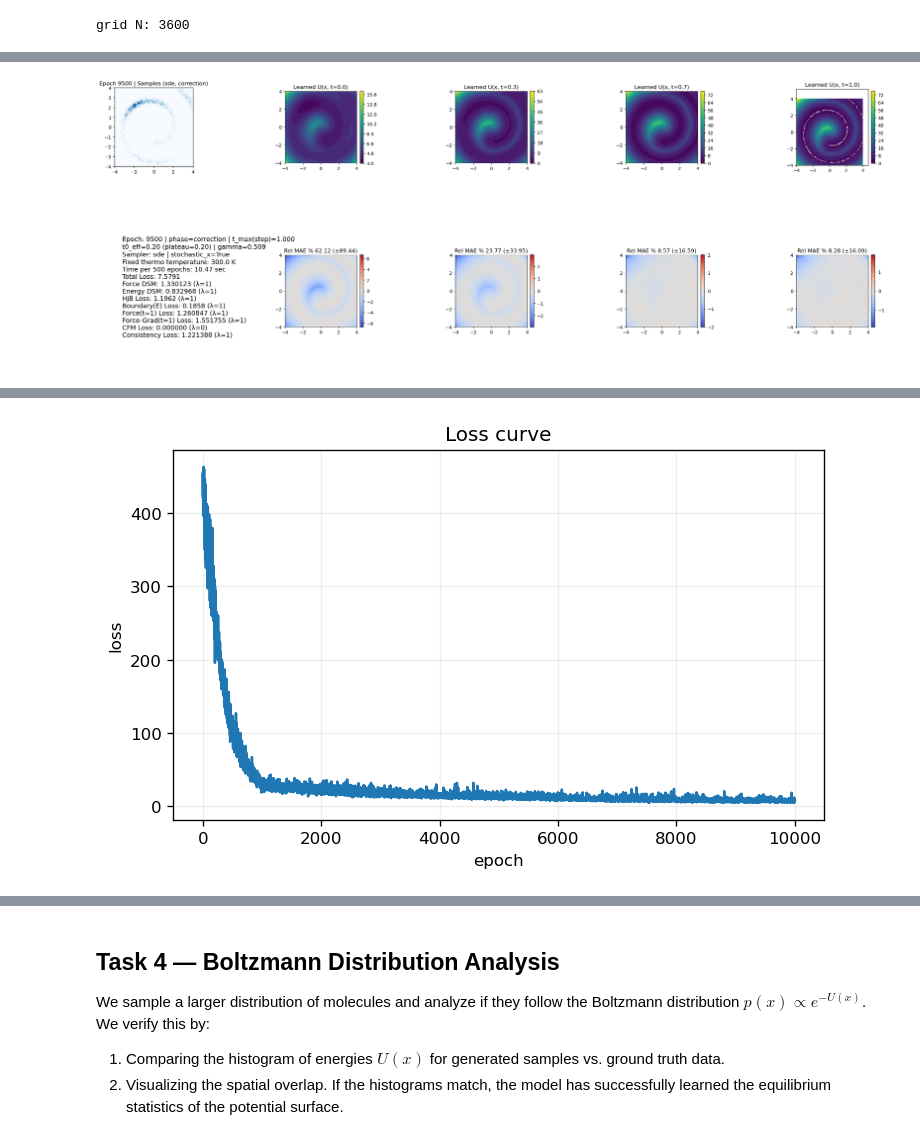
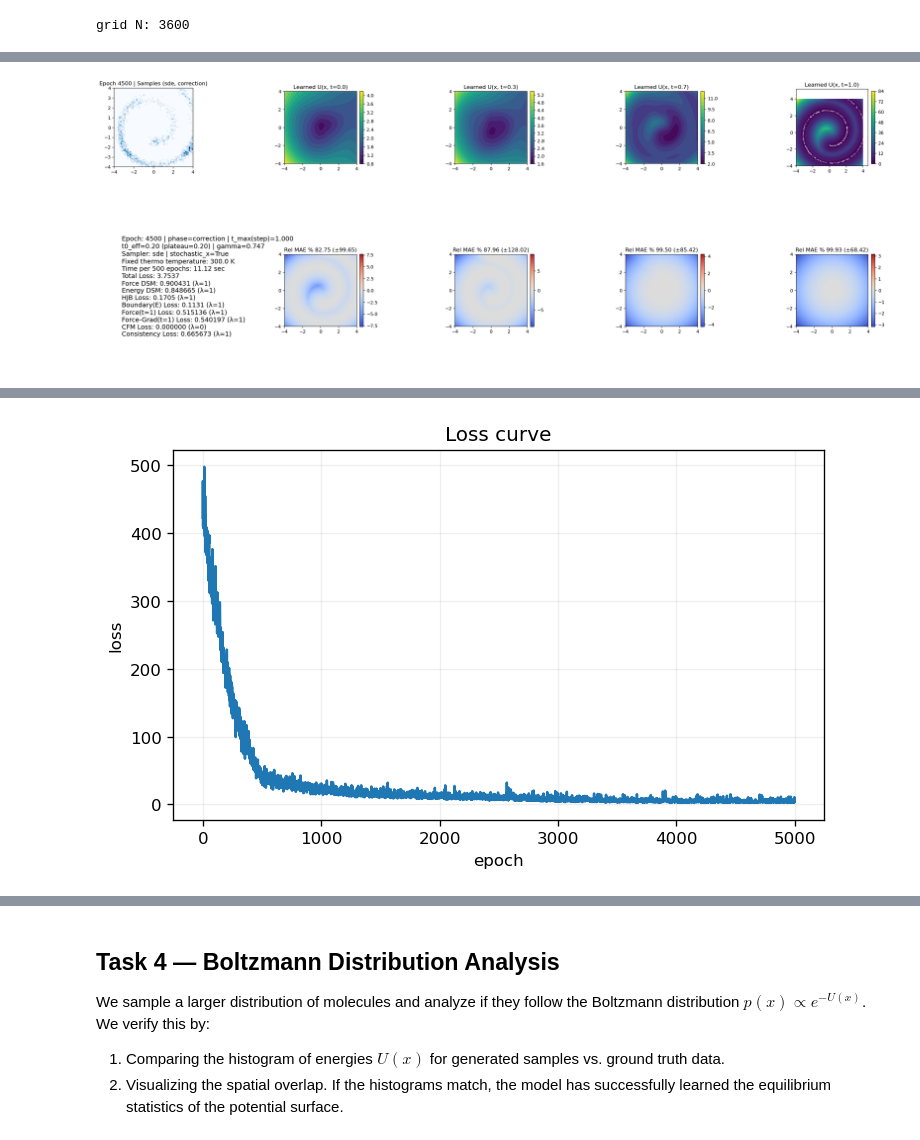
Before and after one commit to maximoffdev/DrugFlow, a Jupyter notebook: notebooks/swiss_roll_hjb_training.ipynb, the cells around one changed output, grey strips where cells are left out. Drawn from its saved outputs; the diff is of its cells as text; code cells hidden in the pictures.

```diff
--- a/notebooks/swiss_roll_hjb_training.ipynb
+++ b/notebooks/swiss_roll_hjb_training.ipynb
@@ -364,7 +364,12 @@ simulation_params:
   # Score diffusion noise schedule for coordinates (t=0 clean -> t=1 noisy)
   sigma_min: 0.01
   sigma_max: 5.0
-  coord_sde_kind: ve
+
+  vp_beta_min: 0.1
+  vp_beta_max: 10.0
+  vp_sigma_scale: 1.0
+
+  coord_sde_kind: vp
 
   # Temperature conditioning is commented out in the current setup.
   # Boltzmann scaling uses train_params.thermo_reference_temperature_K above.
@@ -426,6 +431,11 @@ predictor_params:
 cfg_raw = yaml.safe_load(CONFIG_YAML)
 cfg = {k: dict_to_namespace(v) for k, v in cfg_raw.items()}
 
+num_epochs = 5000
+batch_size = 512      # number of 1-node graphs per step
+
+USE_DATA = False # True - use dataset points, False - use uniform sampling
+
 # Sampling controls for notebook visualizations and analysis.
 SAMPLE_X_MODE = "sde"  # "ode" or "sde"
 SAMPLE_STOCHASTIC_X = True  # used only when SAMPLE_X_MODE == "sde"
@@ -596,7 +606,5 @@ plot_target_energy_smoothing(times=target_times, clip_max=10.0)
 # %%
 # --- Training loop with live plotting (matches the requested layout) ---
-num_epochs = 10000
-batch_size = 514      # number of 1-node graphs per step
 pretrain_diff_epochs = int(getattr(cfg['train_params'], 'pretrain_diff_epochs', 0))
 lambda_force_dsm = float(getattr(cfg['loss_params'], 'lambda_force_dsm', 0.0))
 lambda_energy_dsm = float(getattr(cfg['loss_params'], 'lambda_energy_dsm', 0.0))
@@ -659,7 +667,7 @@ carbon_idx = allowed_z.index(6) if 6 in allowed_z else 0
 # then `ligand['x']` must be drawn from the true data distribution (swiss roll),
 # because compute_loss will treat it as the clean sample x_0.
 # Otherwise, keep the original uniform collocation sampling behavior unchanged.
-use_data_as_clean = False
+use_data_as_clean = USE_DATA
 ref_tensor = None
 if use_data_as_clean:
     if 'ref' not in globals():
@@ -833,31 +841,31 @@ for epoch in range(num_epochs):
 
             rel_max_abs_error = float(np.abs(diffs[i]).max())
             rel_mea = float(np.mean(np.abs(diffs[i])))
             rel_mae_std = float(np.std(diffs[i]))
             if rel_max_abs_error < 1e-3:
                 rel_max_abs_error = 0.01
 
             im2 = axes[1, col].imshow(
                 u_diff_np,
                 extent=(-4, 4, -4, 4),
                 origin='lower',
                 cmap='coolwarm',
                 vmin=-rel_max_abs_error,
                 vmax=rel_max_abs_error,
             )
             axes[1, col].set_title(f'Rel MAE % {rel_mea*100:.2f} (±{np.abs(rel_mae_std)*100:.2f})')
             axes[1, col].set_aspect('equal')
             fig.colorbar(im2, ax=axes[1, col], fraction=0.046, pad=0.04)
 
         epoch_time = 0.0
 
         plt.tight_layout()
         display(fig)
         plt.close(fig)
         model.train()
         print(f'Epoch {epoch} | phase={current_phase} | Loss: {loss_history[-1]:.4f}')
 
 print('--- Training Finished ---')
 plot_loss_curve(loss_history)
 # %% [output]
-[figure, old version]
+[figure, new version]
@@ -866,4 +874,4 @@ Epoch 9500 | phase=correction | Loss: 7.5791
-[figure, old version]
+[figure, new version]
 # %%
 # Post-training plots: sampled distribution + learned energy surfaces at t={0,0.3,0.7,1}
 model.eval()
```
Also changed, not shown: parts of 4 cells of this notebook, 4 other files.
